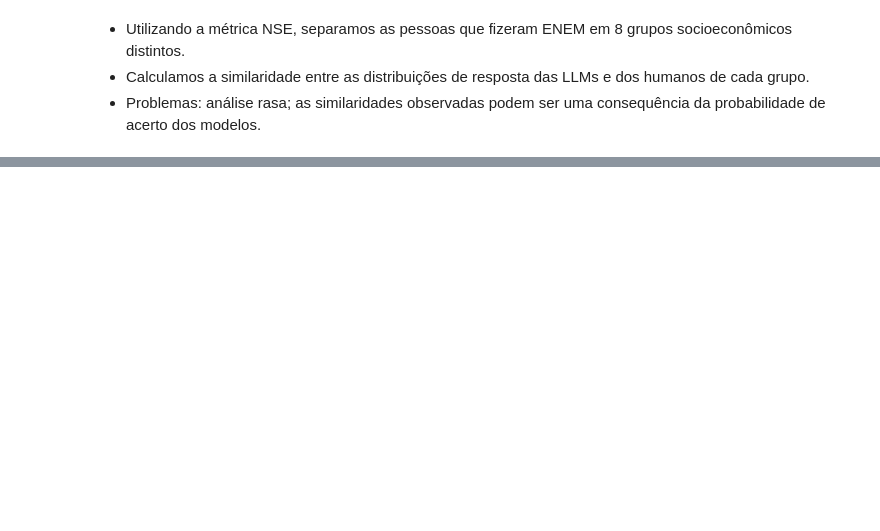
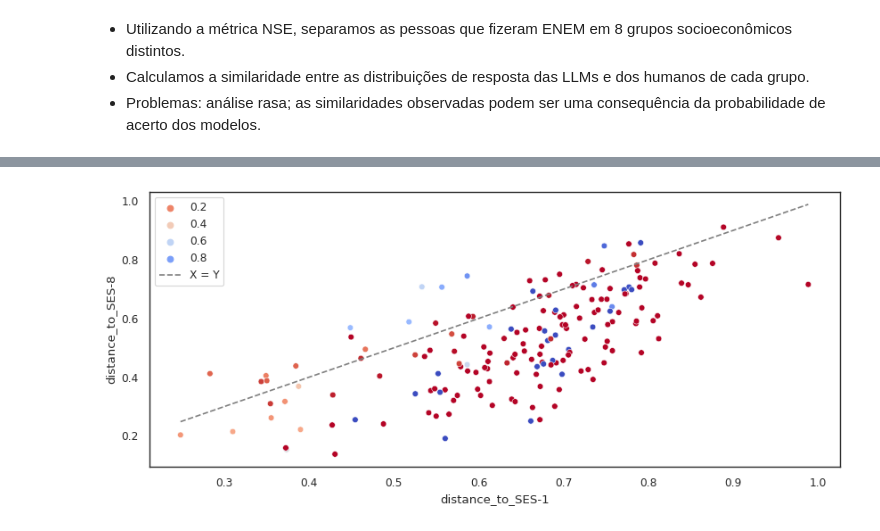
Before and after one commit to IgorJoaquimn/LLMs-on-ENEM-Aies, a Jupyter notebook: correlation and regression analysis/compare humans(race) and models final.ipynb, the cells around one changed output, grey strips where cells are left out. Cells and saved outputs as stored; diff of their text form; code cells hidden in the pictures; blank space fills up the shorter version.

```diff
--- a/correlation and regression analysis/compare humans(race) and models final.ipynb
+++ b/correlation and regression analysis/compare humans(race) and models final.ipynb
@@ -368,0 +46,28 @@ plt.show()
+# %%
+from scipy.stats import entropy
+models["entropy"] = models["model_probs"].apply(entropy)
+# %%
+def calculate_distance(row,df):
+    p = row["model_probs"].astype(np.float64)
+    q = df.loc[df['CO_ITEM'] == row['CO_ITEM'], "model_probs"].values[0]
+    return distance.jensenshannon(p, q,base=2)
+
+for i in range(1,9):
+    SES = models[models["model"] == f"SES-{i}"]
+    models[f'distance_to_SES-{i}'] = models.apply(lambda x : calculate_distance(x,SES), axis=1)
+# %%
+gpt = models[models["model"] == "GPT4"]
+# %%
+sns.set_style("white")
+sns.set_context("paper")
+plt.figure(figsize=(10, 4))
+sns.scatterplot(data=gpt, x="distance_to_SES-1", y="distance_to_SES-8", hue="correct_prob", palette="coolwarm_r")
+# Draw the line x=y
+plt.plot([min(gpt['distance_to_SES-1']), max(gpt['distance_to_SES-1'])],
+         [min(gpt['distance_to_SES-1']), max(gpt['distance_to_SES-1'])],
+         linestyle='--', color='gray',label="X = Y")
+
+plt.legend()
+plt.show()
+# %% [output]
+[figure, added]
```
Also changed, not shown: parts of 45 cells of this notebook, 3 other files.
